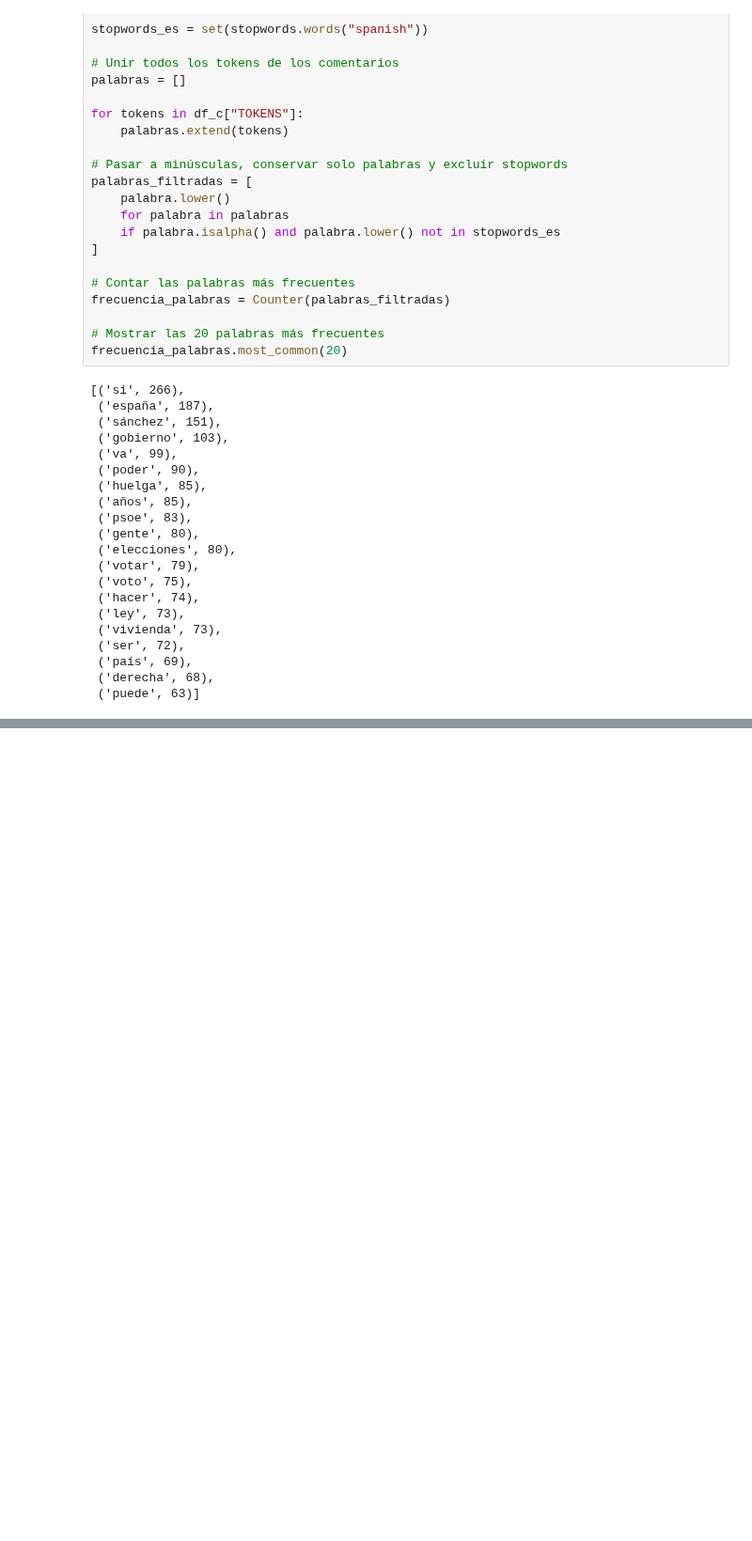
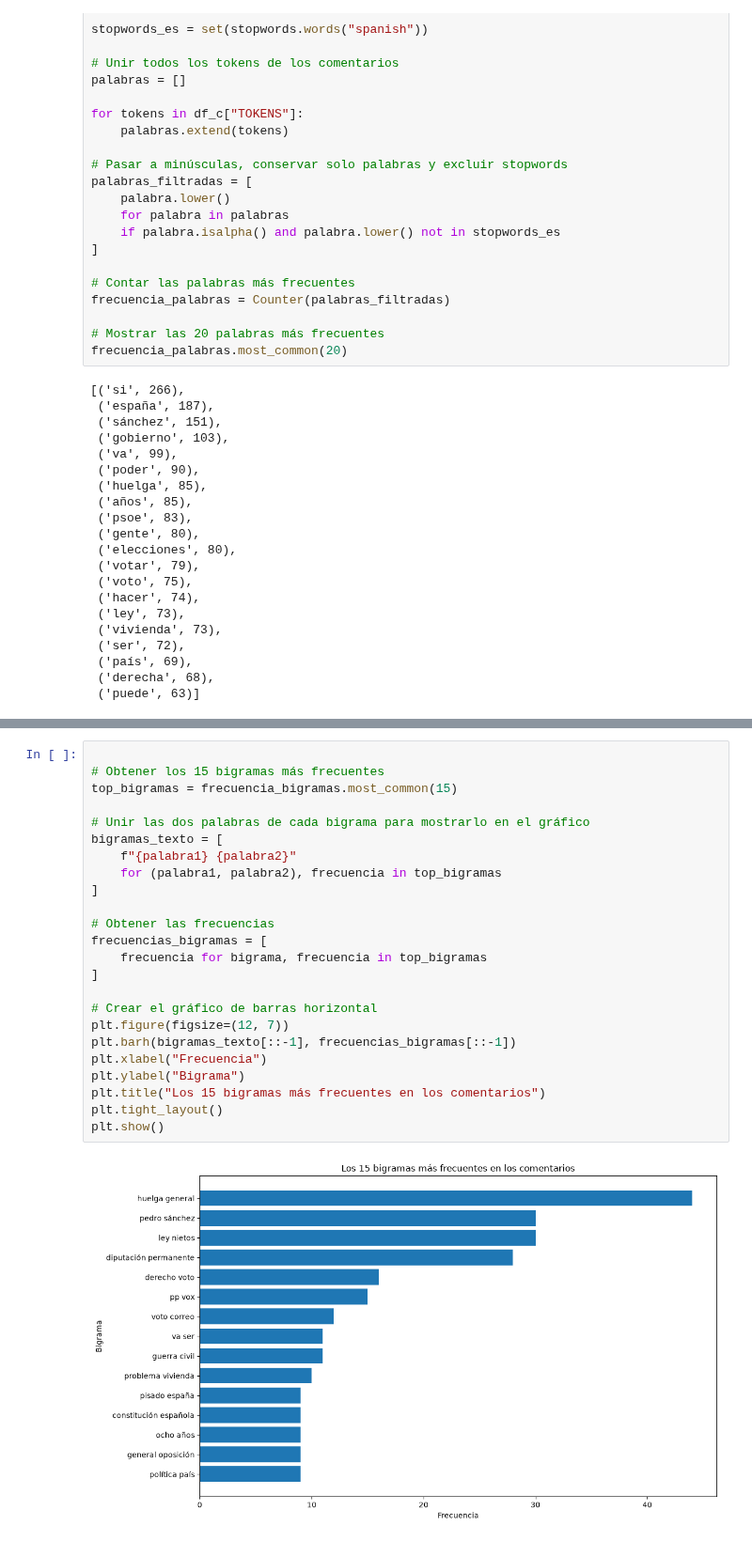
Before and after one commit to jejoama/Practicas_Curriculares, a Jupyter notebook: GENERAL.ipynb, the cells around one changed output, grey strips where cells are left out. Shown at 94% size. Drawn from its saved outputs; the diff is of its cells as text; blank space fills up the shorter version.

```diff
--- a/GENERAL.ipynb
+++ b/GENERAL.ipynb
@@ -524,0 +627,26 @@ frecuencia_palabras.most_common(20)
+# %%
+
+# Obtener los 15 bigramas más frecuentes
+top_bigramas = frecuencia_bigramas.most_common(15)
+
+# Unir las dos palabras de cada bigrama para mostrarlo en el gráfico
+bigramas_texto = [
+    f"{palabra1} {palabra2}"
+    for (palabra1, palabra2), frecuencia in top_bigramas
+]
+
+# Obtener las frecuencias
+frecuencias_bigramas = [
+    frecuencia for bigrama, frecuencia in top_bigramas
+]
+
+# Crear el gráfico de barras horizontal
+plt.figure(figsize=(12, 7))
+plt.barh(bigramas_texto[::-1], frecuencias_bigramas[::-1])
+plt.xlabel("Frecuencia")
+plt.ylabel("Bigrama")
+plt.title("Los 15 bigramas más frecuentes en los comentarios")
+plt.tight_layout()
+plt.show()
+# %% [output]
+[figure, added]
```
Also changed, not shown: parts of 9 cells of this notebook.
